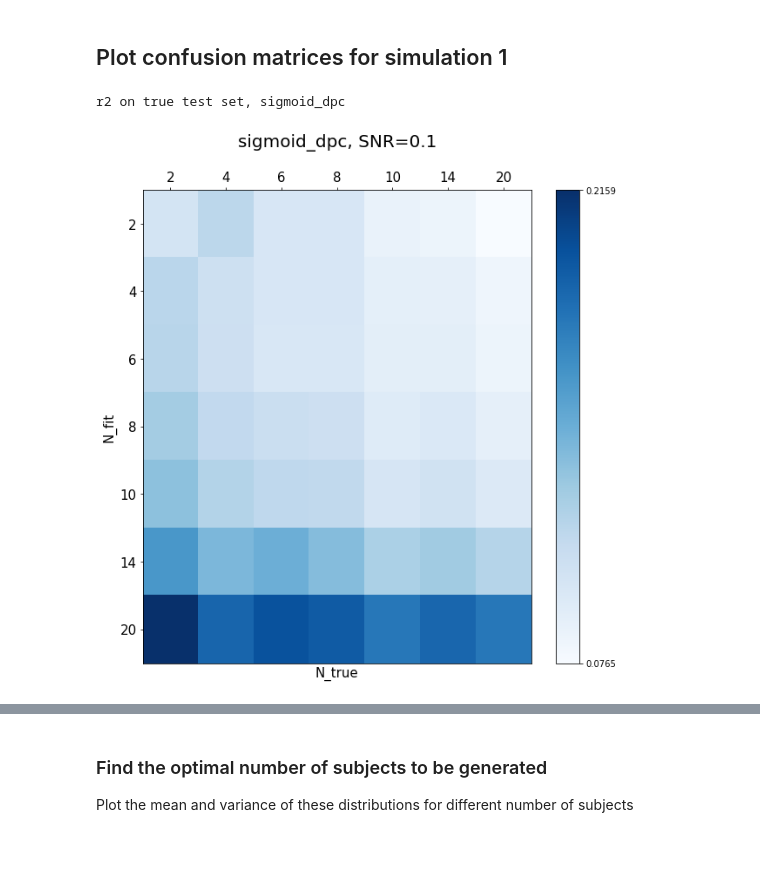
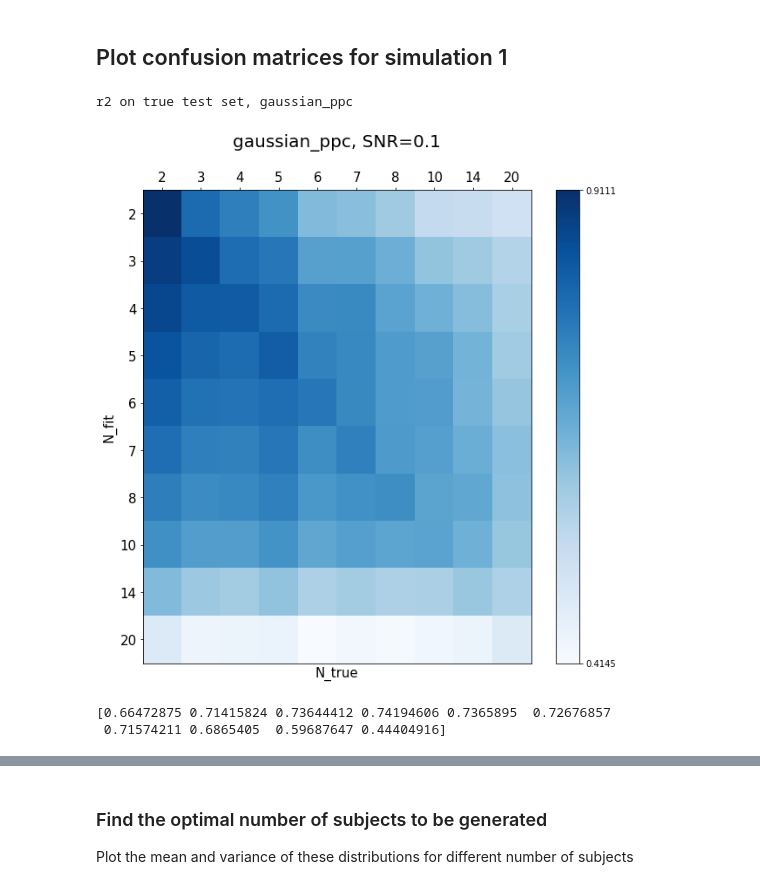
Before and after one commit to sebastiendemortain/neural-coding-of-probabilities, a Jupyter notebook: simulation_results.ipynb, the cells around one changed output, grey strips where cells are left out. Cells and saved outputs as stored; diff of their text form; code cells hidden in the pictures; blank space fills up the shorter version.

```diff
--- a/simulation_results.ipynb
+++ b/simulation_results.ipynb
@@ -71,10 +71,10 @@ scheme_array = ['gaussian_ppc', 'sigmoid_ppc', 'gaussian_dpc', 'sigmoid_dpc']
 n_schemes = len(scheme_array)
 
 # The parameters related to the tuning curves to be explored
-N_array = np.array([2, 4, 6, 8, 10, 14, 20])
+N_array = np.array([2, 3, 4, 5, 6, 7, 8, 10, 14, 20])
 
-t_mu_gaussian_array = np.array([0.15, 0.1, 7e-2, 5e-2, 4e-2, 3e-2, 2e-2])
-t_conf_gaussian_array = np.array([0.25, 0.15, 0.10, 8e-2, 6e-2, 4e-2, 3e-2])
+t_mu_gaussian_array = np.array([0.15, 0.12, 0.1, 8e-2, 7e-2, 6e-2, 5e-2, 4e-2, 3e-2, 2e-2])
+t_conf_gaussian_array = np.array([0.25, 0.2, 0.15, 0.12, 0.10, 9e-2, 8e-2, 6e-2, 4e-2, 3e-2])
 
 t_mu_sigmoid_array = np.sqrt(2*np.pi)/4*t_mu_gaussian_array
 t_conf_sigmoid_array = np.sqrt(2*np.pi)/4*t_conf_gaussian_array
@@ -97,7 +97,7 @@ sparsity_exp_array = np.array([1, 2, 4, 8])
 n_sparsity_exp = len(sparsity_exp_array)
 
 # The number of subjects
-n_subjects = 5
+n_subjects = 1000
 
 # The number of sessions
 n_sessions = 4
@@ -105,8 +105,8 @@ n_sessions = 4
 # The number of stimuli per session
 n_stimuli = 380
 
-# Way to compute the distributions from the sequence
-distrib_type = 'HMM'
+# Transition proba or Bernoulli proba
+distrib_type = 'transition'
 
 # Load the corresponding data
 [p1_dist_array, p1_mu_array, p1_sd_array] = neural_proba.import_distrib_param(n_subjects, n_sessions, n_stimuli,
@@ -1225,7 +1221,7 @@ rho mean: 0.2934126262002876
 ## Plot confusion matrices for simulation 1
 # %%
 ################################
-k_scheme =3
+k_scheme =0
 ################################
 n_fractions = 20
 scheme = scheme_array[k_scheme]
@@ -1281,37 +1277,42 @@ exec("metric = copy.deepcopy(%s_%s_%s_summary[k_scheme, :, :, :])" % (metric_nam
 data = np.mean(metric, axis=2)
 heatmap = ax.pcolor(data, cmap=plt.cm.Blues, vmin=np.min(data), vmax=np.max(data))
 
+
 # put the major ticks at the middle of each cell
 ax.set_xticks(np.arange(data.shape[1]) + 0.5, minor=False)
 ax.set_yticks(np.arange(data.shape[0]) + 0.5, minor=False)
 
 # want a more natural, table-like display
 ax.invert_yaxis()
 ax.xaxis.tick_top()
 
 ax.set_xticklabels(column_labels, minor=False, fontsize=fontsize)
 ax.set_yticklabels(row_labels, minor=False, fontsize=fontsize)
 ax.set_ylabel('N_fit', fontsize=fontsize)
 ax.set_xlabel('N_true', fontsize=fontsize)
 plt.title(scheme+', SNR='+str(snr), y=1.08, fontsize=20)
 cbar = fig.colorbar(heatmap, ticks=[np.min(data), np.max(data)])
 
 
 # fig = plt.figure(figsize=(10,10))
 # ax = fig.add_subplot(111)
 # heatmap = ax.imshow(mean_over_X, extent=[0, 1, 0, 1])
 # cbar = fig.colorbar(heatmap, ticks=[np.min(mean_over_X), np.max(mean_over_X)])
 
 # # put the major ticks at the middle of each cell
 # ax.set_xticks([])
 # ax.set_yticks([])
 # ax.set_title('Regressor means')
 # ax.set_ylabel('Scheme')
 # ax.set_xlabel('true_N')
 plt.show()
+
+print(np.mean(data,axis=1))
 # %% [output]
-r2 on true test set, sigmoid_dpc
+r2 on true test set, gaussian_ppc
-[figure, old version]
+[figure, new version]
+[0.66472875 0.71415824 0.73644412 0.74194606 0.7365895  0.72676857
+ 0.71574211 0.6865405  0.59687647 0.44404916]
 # %%
 # Compute mean over the regressors
 
```
Also changed, not shown: parts of 12 cells of this notebook, 3 other files.
